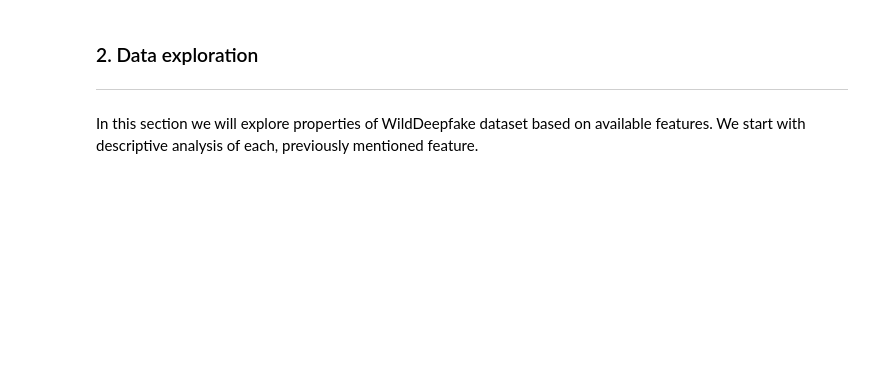
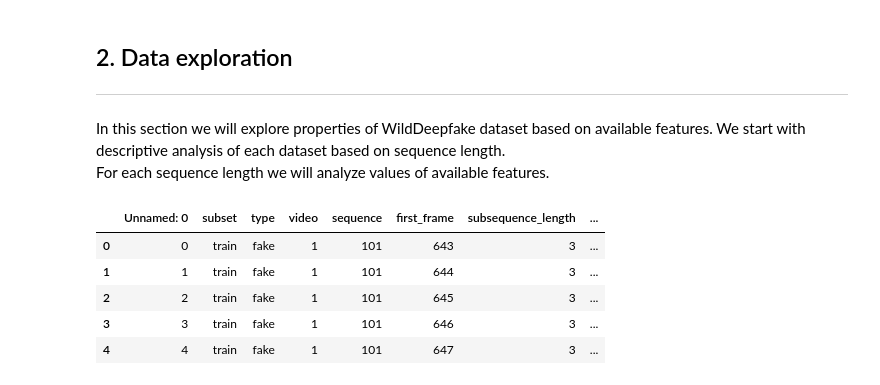
Before and after one commit to Tub1s/deepfake-detection-project, a Jupyter notebook: notebooks/dataset_analysis.ipynb, the cells around one changed output. Cells and saved outputs as stored; diff of their text form; code cells hidden in the pictures; blank space fills up the shorter version.

```diff
--- a/notebooks/dataset_analysis.ipynb
+++ b/notebooks/dataset_analysis.ipynb
@@ -58,4 +59,5 @@ for dt in DATASET_TYPE:
 # %% [markdown]
-### 2. Data exploration
+## 2. Data exploration
 ---
-In this section we will explore properties of WildDeepfake dataset based on available features. We start with descriptive analysis of each, previously mentioned feature.
+In this section we will explore properties of WildDeepfake dataset based on available features. We start with descriptive analysis of each dataset based on sequence length.
+For each sequence length we will analyze values of available features.
@@ -63,0 +75,9 @@ final_dataset["path"] = final_dataset.apply(lambda x: f"{x['type']}_{x['subset']
+# %%
+train_df.head()
+# %% [output]
+|  | Unnamed: 0 | subset | type | video | sequence | first_frame | subsequence_length | ... |
+| 0 | 0 | train | fake | 1 | 101 | 643 | 3 | ... |
+| 1 | 1 | train | fake | 1 | 101 | 644 | 3 | ... |
+| 2 | 2 | train | fake | 1 | 101 | 645 | 3 | ... |
+| 3 | 3 | train | fake | 1 | 101 | 646 | 3 | ... |
+| 4 | 4 | train | fake | 1 | 101 | 647 | 3 | ... |
```
Also changed, not shown: parts of 22 cells of this notebook, 1 other file.
